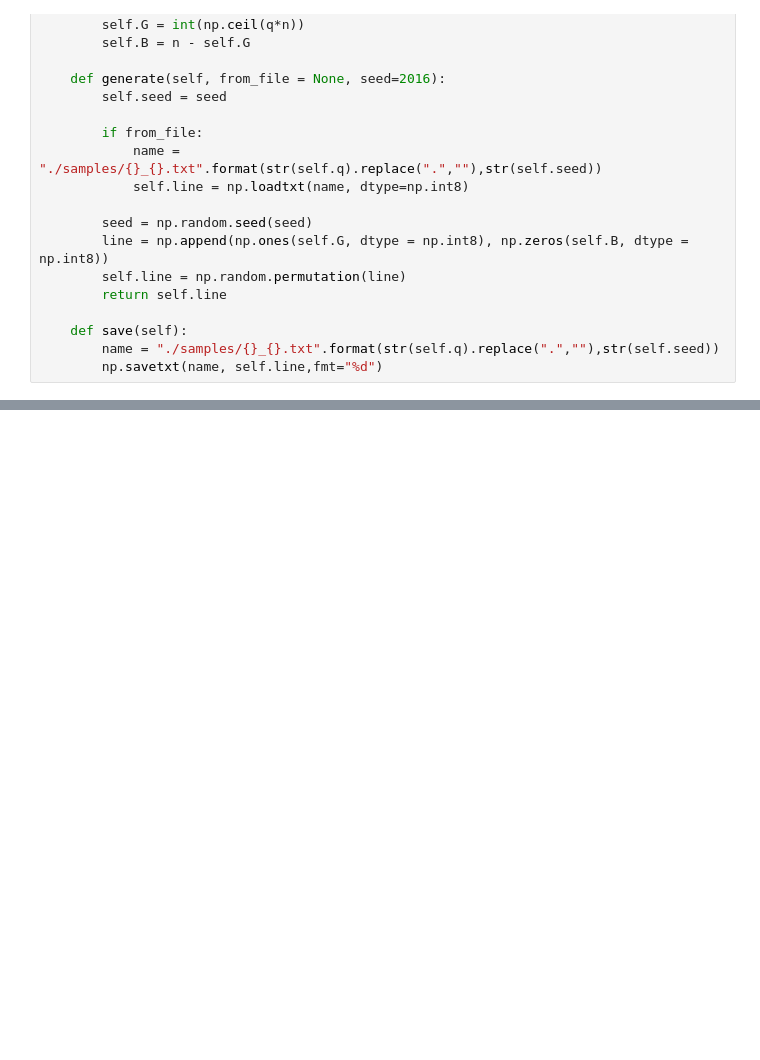
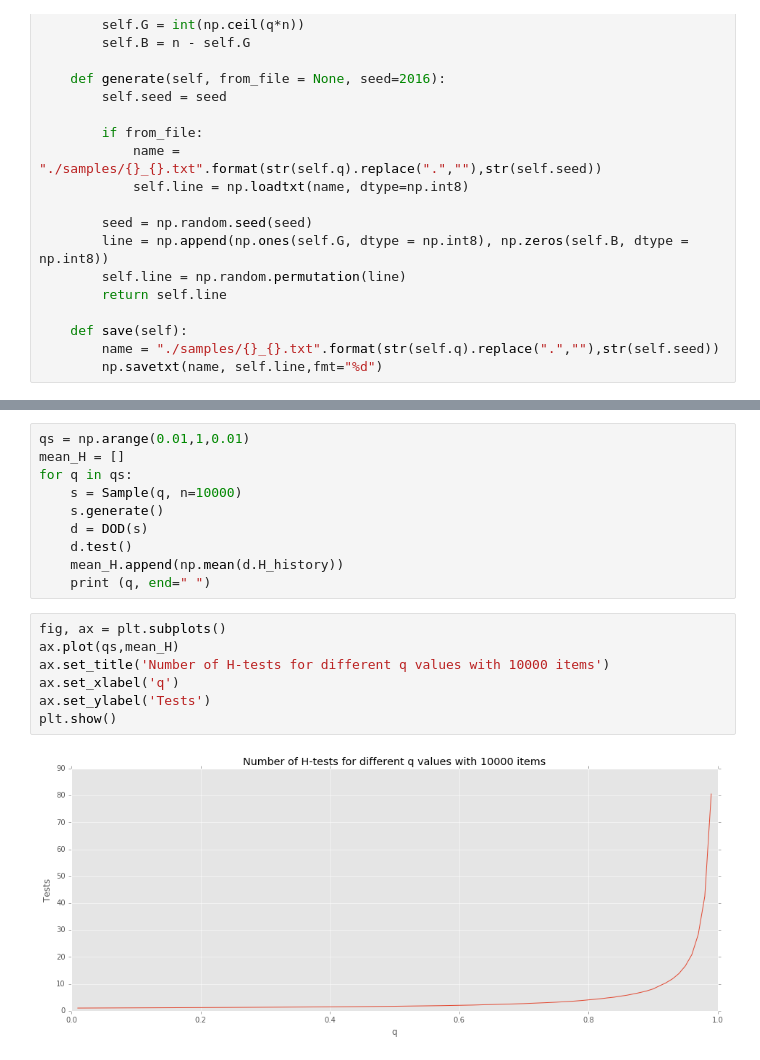
Before and after one commit to DeanLa/group_testing, a Jupyter notebook: project classes.ipynb, the cells around one changed output, grey strips where cells are left out. Drawn from its saved outputs; the diff is of its cells as text; blank space fills up the shorter version.

```diff
--- a/project classes.ipynb
+++ b/project classes.ipynb
@@ -111,0 +267,19 @@ d.plot()
+# %%
+qs = np.arange(0.01,1,0.01)
+mean_H = []
+for q in qs:
+    s = Sample(q, n=10000)
+    s.generate()
+    d = DOD(s)
+    d.test()
+    mean_H.append(np.mean(d.H_history))
+    print (q, end=" ")
+# %%
+fig, ax = plt.subplots()
+ax.plot(qs,mean_H)
+ax.set_title('Number of H-tests for different q values with 10000 items')
+ax.set_xlabel('q')
+ax.set_ylabel('Tests')
+plt.show()
+# %% [output]
+[figure, added]
```
Also changed, not shown: parts of 8 cells of this notebook, 1 other file.
